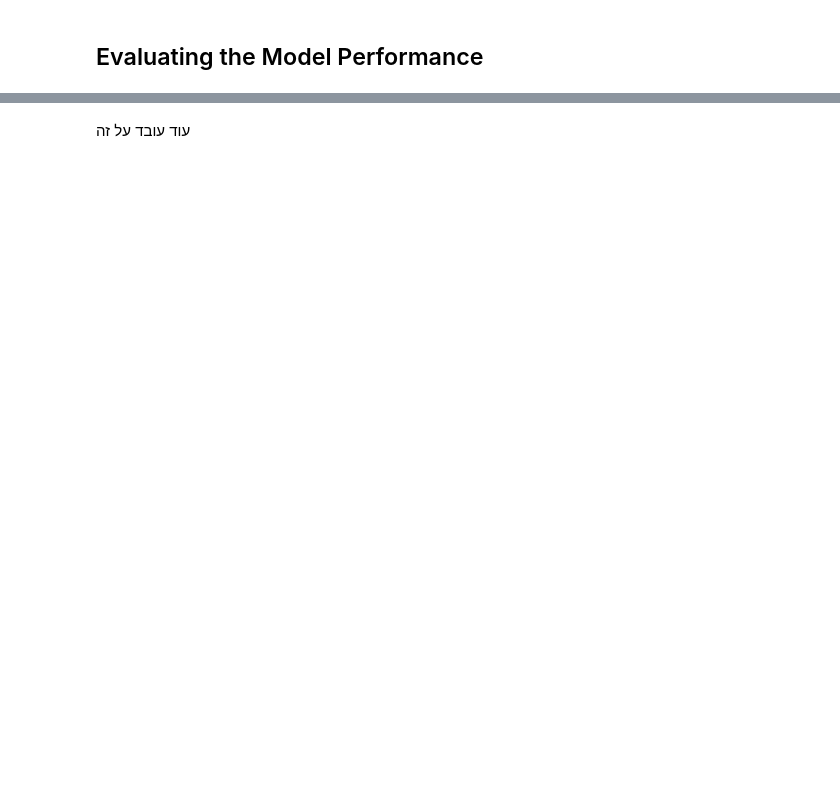
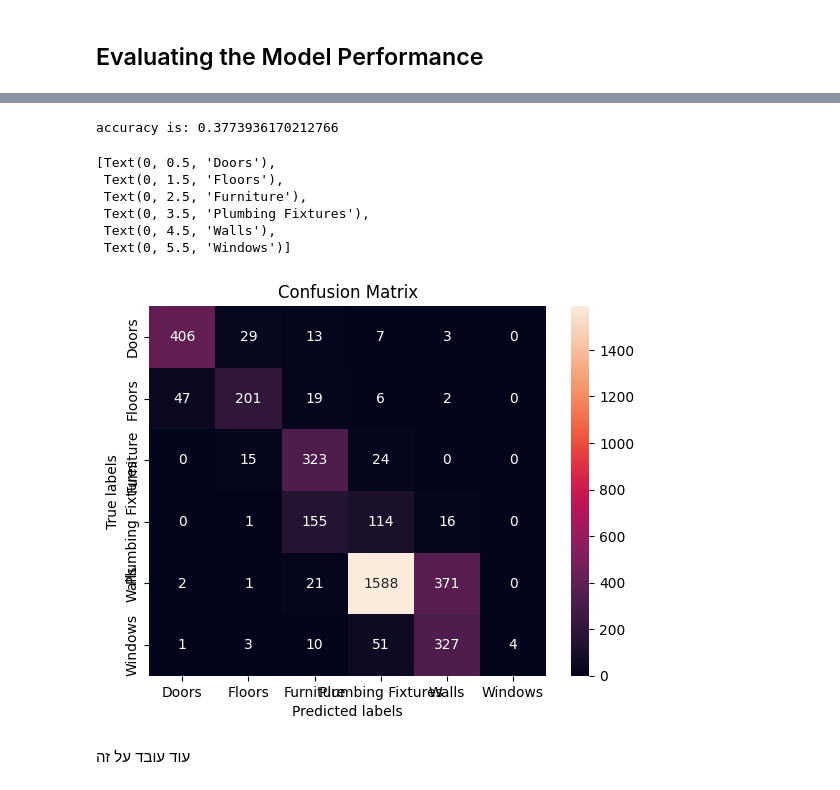
Before and after one commit to dr-austern/bim-to-graph, a Jupyter notebook: CDML_Classic_Learning_RandomForestRegression.ipynb, the cells around one changed output, grey strips where cells are left out. Drawn from its saved outputs; the diff is of its cells as text; code cells hidden in the pictures; blank space fills up the shorter version.

Commit message:
added confusion plot

```diff
--- a/CDML_Classic_Learning_RandomForestRegression.ipynb
+++ b/CDML_Classic_Learning_RandomForestRegression.ipynb
@@ -68,6 +61,11 @@ RandomForestRegressor(max_depth=7, n_estimators=10, random_state=0)
 Predicting the Test set results
 # %%
 y_pred = regressor.predict(x_test)
+print (y_test)
+
 np.set_printoptions(precision=2)
-print(np.concatenate((y_pred.reshape(len(y_pred),1), y_test.reshape(len(y_test),1)),1))
+#print(np.concatenate((y_pred.reshape(len(y_pred),1), y_test.reshape(len(y_test),1)),1))
+#print (y_pred)
+y_pred_int = [int(p) for p in y_pred]
+#print(y_pred_int)
 # %% [output]
@@ -88,3 +80,31 @@ r2_score(y_test, y_pred)
+# %%
+from sklearn.metrics import confusion_matrix, accuracy_score
+import seaborn as sns
+import matplotlib.pyplot as plt
+
+
+print('accuracy is:', accuracy_score(y_test, y_pred_int))
+cm = confusion_matrix(y_test, y_pred_int)
+ax = plt.subplot()
+# annot=True to annotate cells, ftm='g' to disable scientific notation
+sns.heatmap(cm, annot=True, fmt='g', ax=ax)
+
+# labels, title and ticks
+ax.set_xlabel('Predicted labels')
+ax.set_ylabel('True labels')
+ax.set_title('Confusion Matrix')
+text_labels = le.inverse_transform([0, 1, 2, 3, 4, 5])
+ax.xaxis.set_ticklabels(text_labels)
+ax.yaxis.set_ticklabels(text_labels)
+# %% [output]
+accuracy is: 0.3773936170212766
+[Text(0, 0.5, 'Doors'),
+ Text(0, 1.5, 'Floors'),
+ Text(0, 2.5, 'Furniture'),
+ Text(0, 3.5, 'Plumbing Fixtures'),
+ Text(0, 4.5, 'Walls'),
+ Text(0, 5.5, 'Windows')]
+[figure, added]
 # %% [markdown]
 עוד עובד על זה
 # %%
```
Also changed, not shown: parts of 3 cells of this notebook, 1 other file.
